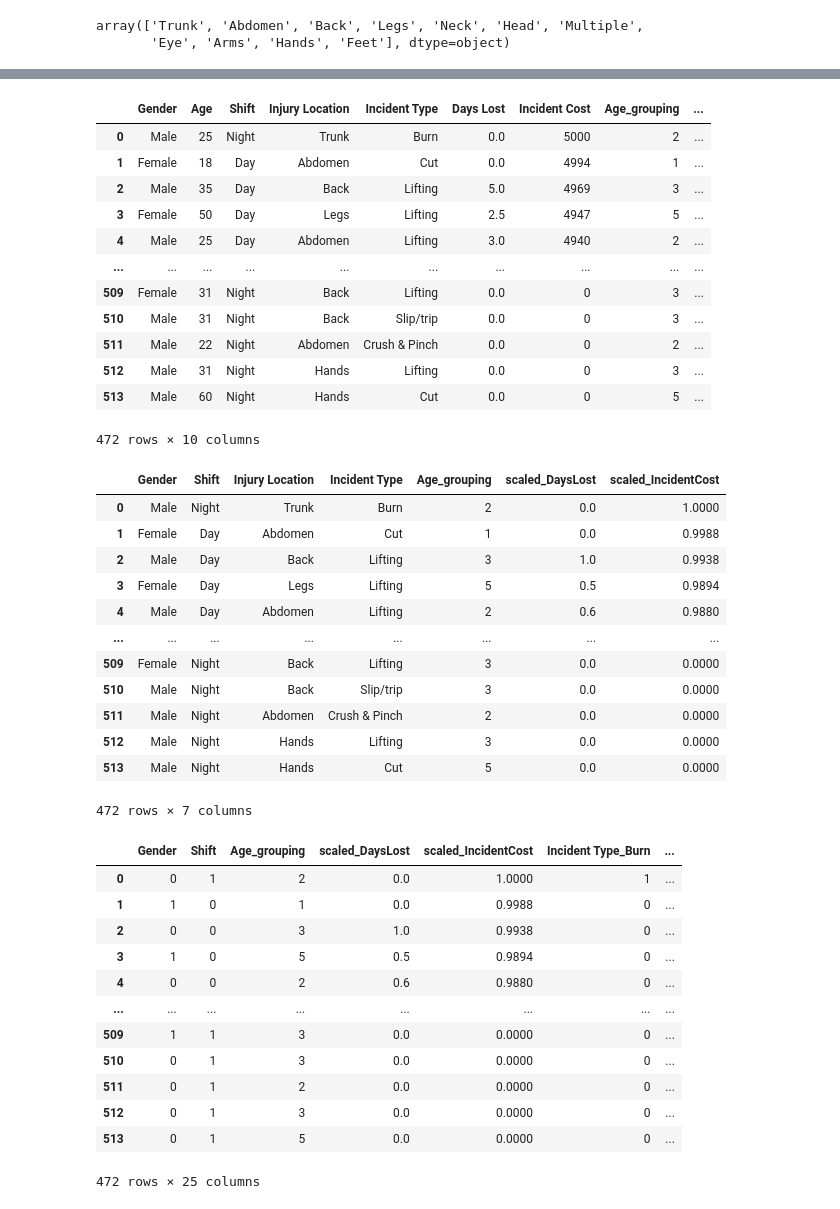
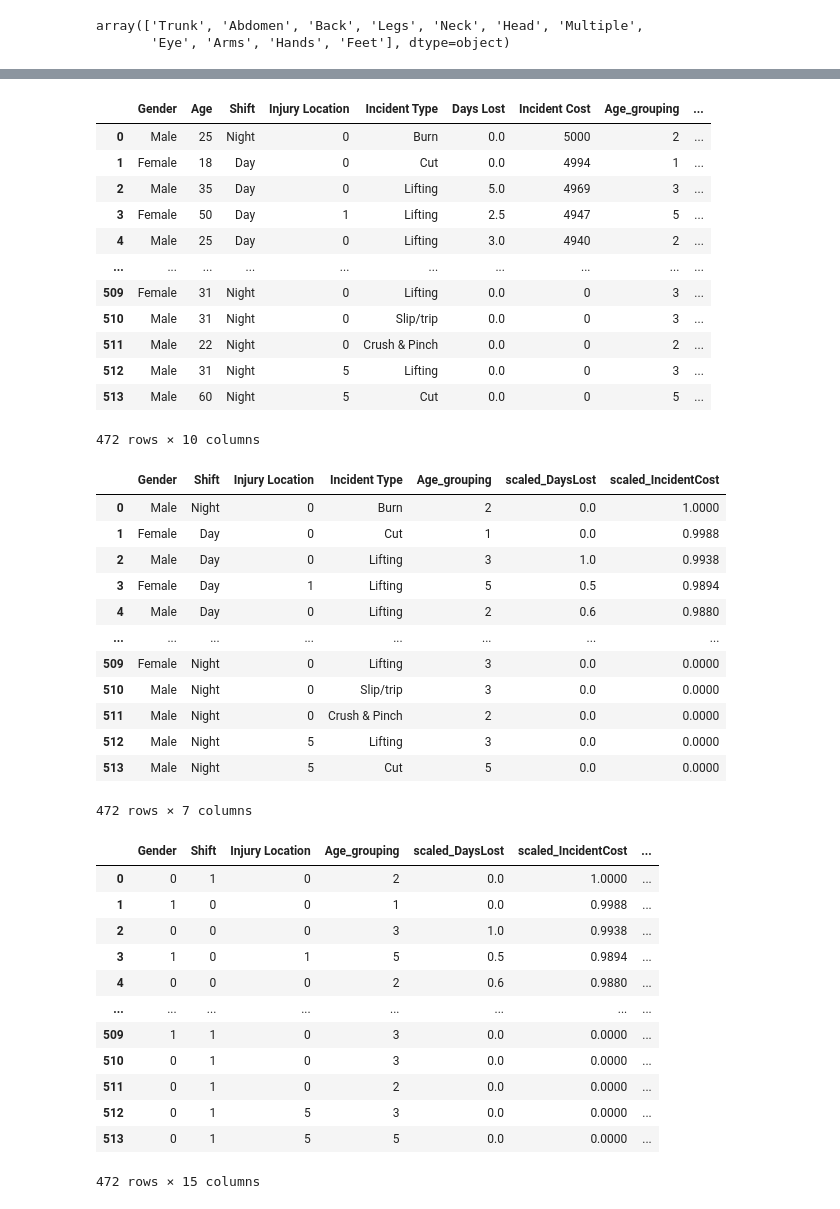
Before and after one commit to jaewook718/BigData, a Jupyter notebook: data.ipynb, the cells around one changed output, grey strips where cells are left out. Drawn from its saved outputs; the diff is of its cells as text; code cells hidden in the pictures.

```diff
--- a/data.ipynb
+++ b/data.ipynb
@@ -68,7 +68,9 @@ df['Injury Location'].unique()
 array(['Trunk', 'Abdomen', 'Back', 'Legs', 'Neck', 'Head', 'Multiple',
        'Eye', 'Arms', 'Hands', 'Feet'], dtype=object)
 # %%
-# map_Injury = {'Trunk' : 0, 'Abdomen' : 0, 'Back' : 0, 'Legs' : 1, 'Neck':2, 'Head' : 2, 'Multiple':3,
-#        'Eye':4, 'Arms': 5, 'Hands' : 5, 'Feet' : 1}
-# df['target'] = df['Injury Location'].map(map_Injury)
-# df
+#Injury Location 묶어서 라벨링
+
+map_Injury = {'Trunk' : 0, 'Abdomen' : 0, 'Back' : 0, 'Legs' : 1, 'Neck':2, 'Head' : 2, 'Multiple':3,
+        'Eye':4, 'Arms': 5, 'Hands' : 5, 'Feet' : 1}
+df['Injury Location'] = df['Injury Location'].map(map_Injury)
+df
@@ -81,17 +97,17 @@ df[['scaled_DaysLost','scaled_IncidentCost']] = scaler.fit_transform(df[['Days L
 df
 # %% [output]
 |  | Gender | Age | Shift | Injury Location | Incident Type | Days Lost | Incident Cost | Age_grouping | ... |
-| 0 | Male | 25 | Night | Trunk | Burn | 0.0 | 5000 | 2 | ... |
-| 1 | Female | 18 | Day | Abdomen | Cut | 0.0 | 4994 | 1 | ... |
-| 2 | Male | 35 | Day | Back | Lifting | 5.0 | 4969 | 3 | ... |
-| 3 | Female | 50 | Day | Legs | Lifting | 2.5 | 4947 | 5 | ... |
-| 4 | Male | 25 | Day | Abdomen | Lifting | 3.0 | 4940 | 2 | ... |
+| 0 | Male | 25 | Night | 0 | Burn | 0.0 | 5000 | 2 | ... |
+| 1 | Female | 18 | Day | 0 | Cut | 0.0 | 4994 | 1 | ... |
+| 2 | Male | 35 | Day | 0 | Lifting | 5.0 | 4969 | 3 | ... |
+| 3 | Female | 50 | Day | 1 | Lifting | 2.5 | 4947 | 5 | ... |
+| 4 | Male | 25 | Day | 0 | Lifting | 3.0 | 4940 | 2 | ... |
 | ... | ... | ... | ... | ... | ... | ... | ... | ... | ... |
-| 509 | Female | 31 | Night | Back | Lifting | 0.0 | 0 | 3 | ... |
-| 510 | Male | 31 | Night | Back | Slip/trip | 0.0 | 0 | 3 | ... |
-| 511 | Male | 22 | Night | Abdomen | Crush & Pinch | 0.0 | 0 | 2 | ... |
-| 512 | Male | 31 | Night | Hands | Lifting | 0.0 | 0 | 3 | ... |
-| 513 | Male | 60 | Night | Hands | Cut | 0.0 | 0 | 5 | ... |
+| 509 | Female | 31 | Night | 0 | Lifting | 0.0 | 0 | 3 | ... |
+| 510 | Male | 31 | Night | 0 | Slip/trip | 0.0 | 0 | 3 | ... |
+| 511 | Male | 22 | Night | 0 | Crush & Pinch | 0.0 | 0 | 2 | ... |
+| 512 | Male | 31 | Night | 5 | Lifting | 0.0 | 0 | 3 | ... |
+| 513 | Male | 60 | Night | 5 | Cut | 0.0 | 0 | 5 | ... |
 472 rows × 10 columns
 # %%
 # df.drop(['Gender','Age','Injury Location','Days Lost','Incident Cost'], axis = 1, inplace = True)
@@ -101,17 +117,17 @@ df.sort_values('Age_grouping', ascending=True)
 df
 # %% [output]
 |  | Gender | Shift | Injury Location | Incident Type | Age_grouping | scaled_DaysLost | scaled_IncidentCost |
-| 0 | Male | Night | Trunk | Burn | 2 | 0.0 | 1.0000 |
-| 1 | Female | Day | Abdomen | Cut | 1 | 0.0 | 0.9988 |
-| 2 | Male | Day | Back | Lifting | 3 | 1.0 | 0.9938 |
-| 3 | Female | Day | Legs | Lifting | 5 | 0.5 | 0.9894 |
-| 4 | Male | Day | Abdomen | Lifting | 2 | 0.6 | 0.9880 |
+| 0 | Male | Night | 0 | Burn | 2 | 0.0 | 1.0000 |
+| 1 | Female | Day | 0 | Cut | 1 | 0.0 | 0.9988 |
+| 2 | Male | Day | 0 | Lifting | 3 | 1.0 | 0.9938 |
+| 3 | Female | Day | 1 | Lifting | 5 | 0.5 | 0.9894 |
+| 4 | Male | Day | 0 | Lifting | 2 | 0.6 | 0.9880 |
 | ... | ... | ... | ... | ... | ... | ... | ... |
-| 509 | Female | Night | Back | Lifting | 3 | 0.0 | 0.0000 |
-| 510 | Male | Night | Back | Slip/trip | 3 | 0.0 | 0.0000 |
-| 511 | Male | Night | Abdomen | Crush & Pinch | 2 | 0.0 | 0.0000 |
-| 512 | Male | Night | Hands | Lifting | 3 | 0.0 | 0.0000 |
-| 513 | Male | Night | Hands | Cut | 5 | 0.0 | 0.0000 |
+| 509 | Female | Night | 0 | Lifting | 3 | 0.0 | 0.0000 |
+| 510 | Male | Night | 0 | Slip/trip | 3 | 0.0 | 0.0000 |
+| 511 | Male | Night | 0 | Crush & Pinch | 2 | 0.0 | 0.0000 |
+| 512 | Male | Night | 5 | Lifting | 3 | 0.0 | 0.0000 |
+| 513 | Male | Night | 5 | Cut | 5 | 0.0 | 0.0000 |
 472 rows × 7 columns
 # %%
 #map_Injury = {'Trunk' : 0, 'Abdomen' : 1, 'Back' : 2, 'Legs' : 3, 'Neck':4, 'Head' : 5, 'Multiple':6,
@@ -119,27 +135,29 @@ df
 #df['target'] = df['Injury Location'].map(map_Injury)
 #df
 # %%
+#Gender, Shift 라벨링, Incident Type 원핫인코딩
+
 df.loc[df['Gender']== 'Male','Gender'] = 0
 df.loc[df['Gender']== 'Female','Gender'] = 1
 df.loc[df['Shift']== 'Day','Shift'] = 0
 df.loc[df['Shift']== 'Night','Shift'] = 1
 df=pd.get_dummies(df, columns = ['Incident Type'])
-df=pd.get_dummies(df, columns = ['Injury Location'])
+#df=pd.get_dummies(df, columns = ['Injury Location'])
 df
 # %% [output]
-|  | Gender | Shift | Age_grouping | scaled_DaysLost | scaled_IncidentCost | Incident Type_Burn | ... |
-| 0 | 0 | 1 | 2 | 0.0 | 1.0000 | 1 | ... |
-| 1 | 1 | 0 | 1 | 0.0 | 0.9988 | 0 | ... |
-| 2 | 0 | 0 | 3 | 1.0 | 0.9938 | 0 | ... |
-| 3 | 1 | 0 | 5 | 0.5 | 0.9894 | 0 | ... |
-| 4 | 0 | 0 | 2 | 0.6 | 0.9880 | 0 | ... |
+|  | Gender | Shift | Injury Location | Age_grouping | scaled_DaysLost | scaled_IncidentCost | ... |
+| 0 | 0 | 1 | 0 | 2 | 0.0 | 1.0000 | ... |
+| 1 | 1 | 0 | 0 | 1 | 0.0 | 0.9988 | ... |
+| 2 | 0 | 0 | 0 | 3 | 1.0 | 0.9938 | ... |
+| 3 | 1 | 0 | 1 | 5 | 0.5 | 0.9894 | ... |
+| 4 | 0 | 0 | 0 | 2 | 0.6 | 0.9880 | ... |
 | ... | ... | ... | ... | ... | ... | ... | ... |
-| 509 | 1 | 1 | 3 | 0.0 | 0.0000 | 0 | ... |
-| 510 | 0 | 1 | 3 | 0.0 | 0.0000 | 0 | ... |
-| 511 | 0 | 1 | 2 | 0.0 | 0.0000 | 0 | ... |
-| 512 | 0 | 1 | 3 | 0.0 | 0.0000 | 0 | ... |
-| 513 | 0 | 1 | 5 | 0.0 | 0.0000 | 0 | ... |
+| 509 | 1 | 1 | 0 | 3 | 0.0 | 0.0000 | ... |
+| 510 | 0 | 1 | 0 | 3 | 0.0 | 0.0000 | ... |
+| 511 | 0 | 1 | 0 | 2 | 0.0 | 0.0000 | ... |
+| 512 | 0 | 1 | 5 | 3 | 0.0 | 0.0000 | ... |
+| 513 | 0 | 1 | 5 | 5 | 0.0 | 0.0000 | ... |
-472 rows × 25 columns
+472 rows × 15 columns
 # %%
 df.columns
 # %% [output]
```
Also changed, not shown: parts of 10 cells of this notebook, 3 other files.
